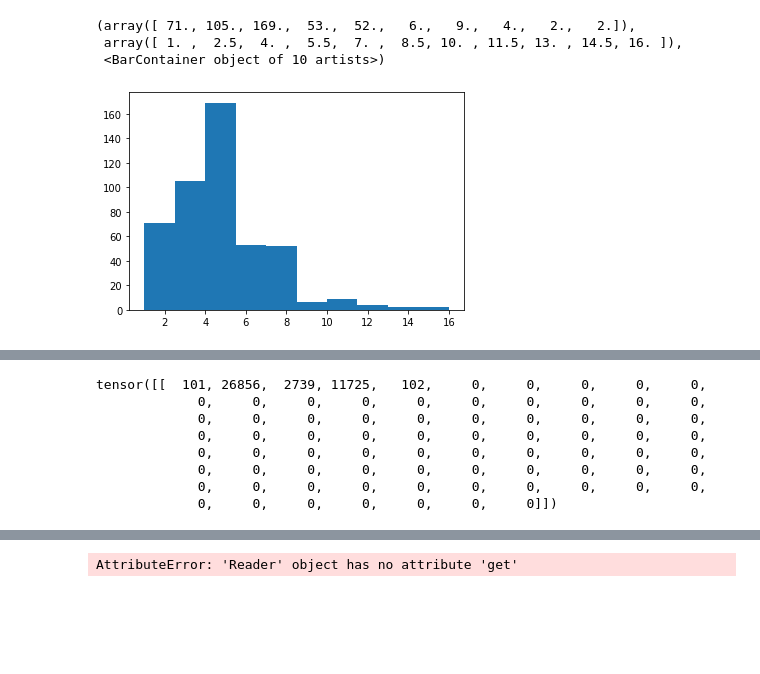
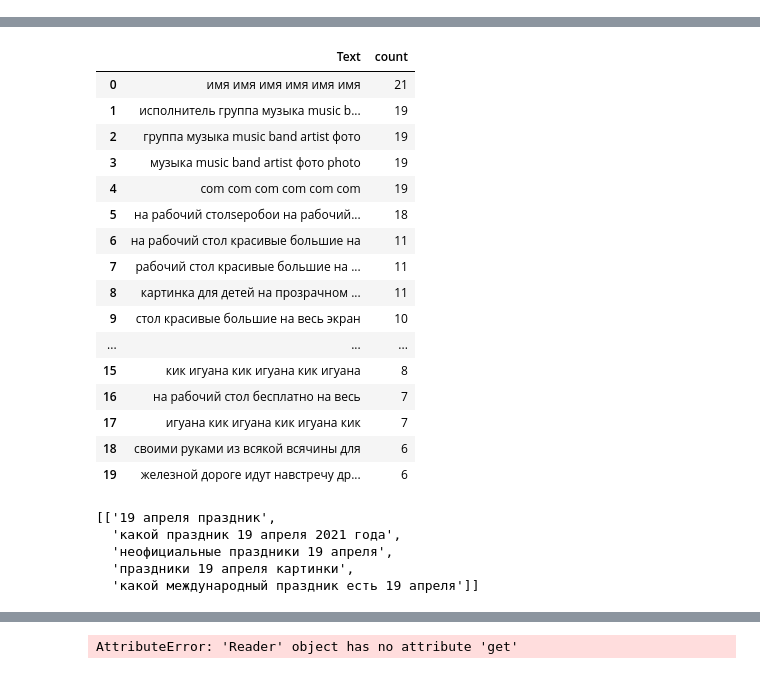
Before and after one commit to SkylarPro/YandexCupCV, a Jupyter notebook: Untitled.ipynb, the cells around one changed output, grey strips where cells are left out. Drawn from its saved outputs; the diff is of its cells as text; code cells hidden in the pictures; blank space fills up the shorter version.

```diff
--- a/Untitled.ipynb
+++ b/Untitled.ipynb
@@ -92,6 +107,9 @@ class Analys:
         words_freq =sorted(words_freq, key = lambda x: x[1], reverse=True)
         return words_freq[:n]
 
+    def get_random_data(self,data_size: int):
+        ind = self._get_rand_idexs(data_size)
+        return [self.data[i] for i in ind]
 
     def _get_rand_idexs(self,data_size: int):
         indeces = list(range(len(self.data)))
@@ -104,8 +122,8 @@ class Analys:
     def _len_sent_words(self,data):
         return list(chain.from_iterable([list(map(len,list(map(str.split,sent)))) for sent in data]))
 
-    def _load_data(self,data_path) -> List[tuple]:
-        data = list()
+    def _load_data(self,data_path) -> List[str]:
+        data = []
         with jsonlines.open(data_path) as reader:
             if True:
                 reader = tqdm(reader)
@@ -138,7 +133,5 @@ fig.show()
-# %%
-plt.hist(anal._len_sent_words(anal.data[:100]))
-# %% [output]
-(array([ 71., 105., 169.,  53.,  52.,   6.,   9.,   4.,   2.,   2.]),
- array([ 1. ,  2.5,  4. ,  5.5,  7. ,  8.5, 10. , 11.5, 13. , 14.5, 16. ]),
- <BarContainer object of 10 artists>)
-[figure, removed]
+# %%
+support = Analys("metadata.json")
+# %%
+support.plot_top_ngramm(dataset,(6,6),20)
+# %% [output]
@@ -144,0 +140,17 @@ plt.hist(anal._len_sent_words(anal.data[:100]))
+|  | Text | count |
+| 0 | имя имя имя имя имя имя | 21 |
+| 1 | исполнитель группа музыка music b... | 19 |
+| 2 | группа музыка music band artist фото | 19 |
+| 3 | музыка music band artist фото photo | 19 |
+| 4 | com com com com com com | 19 |
+| 5 | на рабочий столsepобои на рабочий... | 18 |
+| 6 | на рабочий стол красивые большие на | 11 |
+| 7 | рабочий стол красивые большие на ... | 11 |
+| 8 | картинка для детей на прозрачном ... | 11 |
+| 9 | стол красивые большие на весь экран | 10 |
+| ... | ... | ... |
+| 15 | кик игуана кик игуана кик игуана | 8 |
+| 16 | на рабочий стол бесплатно на весь | 7 |
+| 17 | игуана кик игуана кик игуана кик | 7 |
+| 18 | своими руками из всякой всячины для | 6 |
+| 19 | железной дороге идут навстречу др... | 6 |
@@ -144,0 +164,9 @@ plt.hist(anal._len_sent_words(anal.data[:100]))
+# %%
+count_class = 1
+dataset = support.get_random_data(count_class)
+# %% [output]
+[['19 апреля праздник',
+  'какой праздник 19 апреля 2021 года',
+  'неофициальные праздники 19 апреля',
+  'праздники 19 апреля картинки',
+  'какой международный праздник есть 19 апреля']]
@@ -145,11 +177,3 @@ plt.hist(anal._len_sent_words(anal.data[:100]))
 # %%
-clip.tokenize([""])
+data_token = clip.tokenize(data)
+embedings = model.bert.embeddings(data_token.cuda()).cpu().detach()
-# %% [output]
-tensor([[  101, 26856,  2739, 11725,   102,     0,     0,     0,     0,     0,
-             0,     0,     0,     0,     0,     0,     0,     0,     0,     0,
-             0,     0,     0,     0,     0,     0,     0,     0,     0,     0,
-             0,     0,     0,     0,     0,     0,     0,     0,     0,     0,
-             0,     0,     0,     0,     0,     0,     0,     0,     0,     0,
-             0,     0,     0,     0,     0,     0,     0,     0,     0,     0,
-             0,     0,     0,     0,     0,     0,     0,     0,     0,     0,
-             0,     0,     0,     0,     0,     0,     0]])
```
Also changed, not shown: parts of 22 cells of this notebook, 3 other files.
